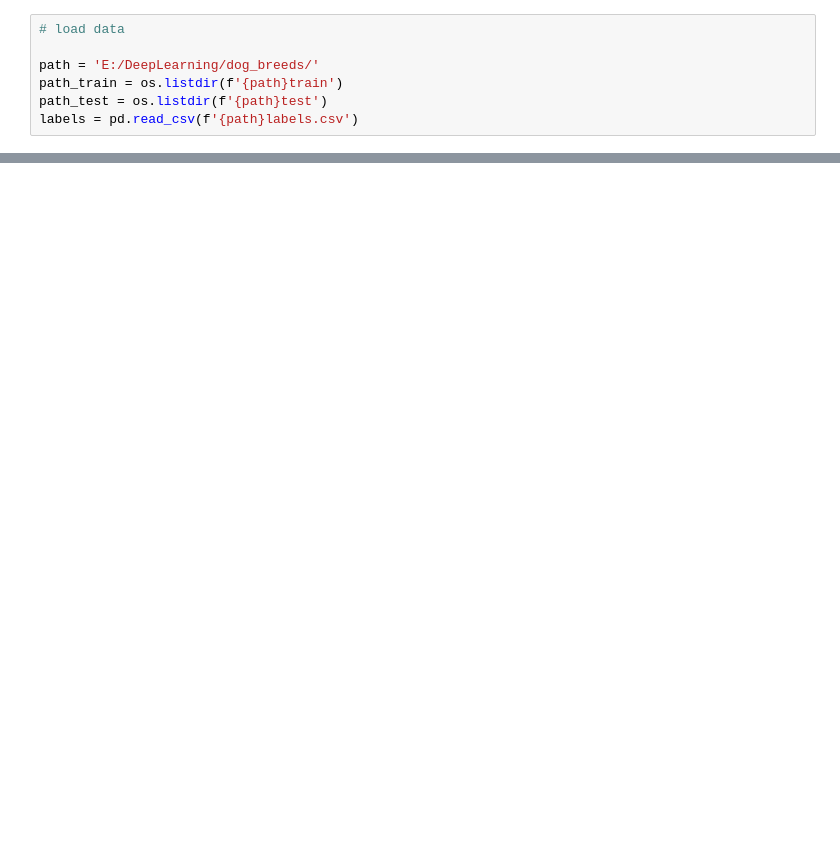
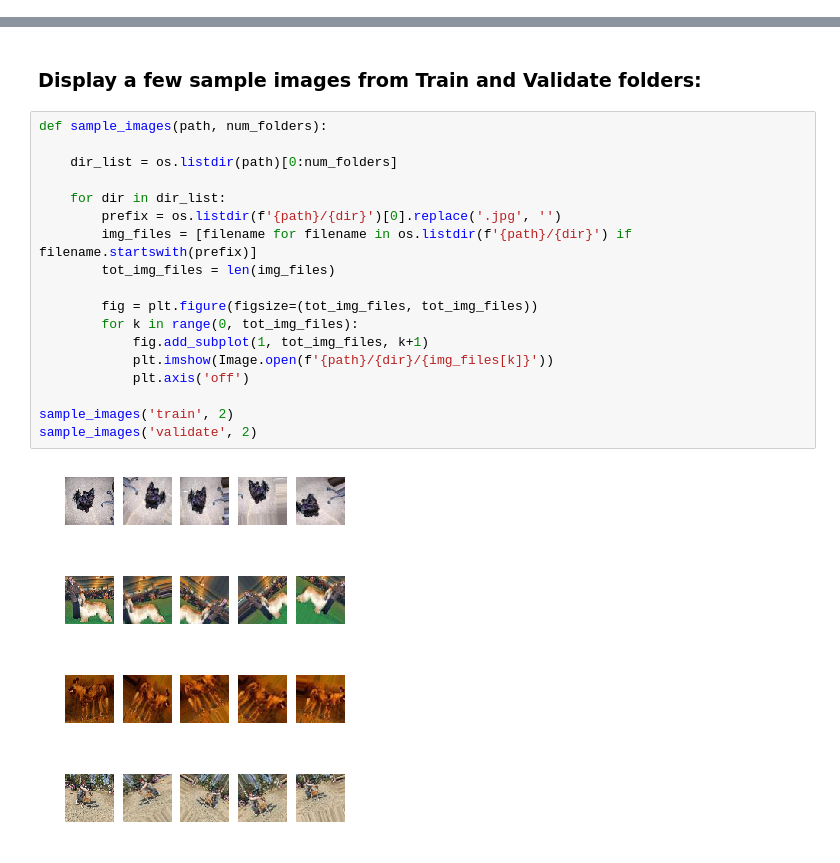
Before and after one commit to gelidely/dog-breeds, a Jupyter notebook: dog_breeds.ipynb, the cells around one changed output, grey strips where cells are left out. Drawn from its saved outputs; the diff is of its cells as text; blank space fills up the shorter version.

```diff
--- a/dog_breeds.ipynb
+++ b/dog_breeds.ipynb
@@ -11,7 +0,0 @@ Using TensorFlow backend.
-# %%
-# load data
-
-path = 'E:/DeepLearning/dog_breeds/'
-path_train = os.listdir(f'{path}train')
-path_test = os.listdir(f'{path}test')
-labels = pd.read_csv(f'{path}labels.csv')
@@ -90,0 +118,25 @@ d44a665b
+# %% [markdown]
+### Display a few sample images from Train and Validate folders:
+# %%
+def sample_images(path, num_folders):
+
+    dir_list = os.listdir(path)[0:num_folders]
+
+    for dir in dir_list:
+        prefix = os.listdir(f'{path}/{dir}')[0].replace('.jpg', '')
+        img_files = [filename for filename in os.listdir(f'{path}/{dir}') if filename.startswith(prefix)]
+        tot_img_files = len(img_files)
+
+        fig = plt.figure(figsize=(tot_img_files, tot_img_files))
+        for k in range(0, tot_img_files):
+            fig.add_subplot(1, tot_img_files, k+1)
+            plt.imshow(Image.open(f'{path}/{dir}/{img_files[k]}'))
+            plt.axis('off')
+
+sample_images('train', 2)
+sample_images('validate', 2)
+# %% [output]
+[figure, added]
+[figure, added]
+[figure, added]
+[figure, added]
```
Also changed, not shown: parts of 19 cells of this notebook.
